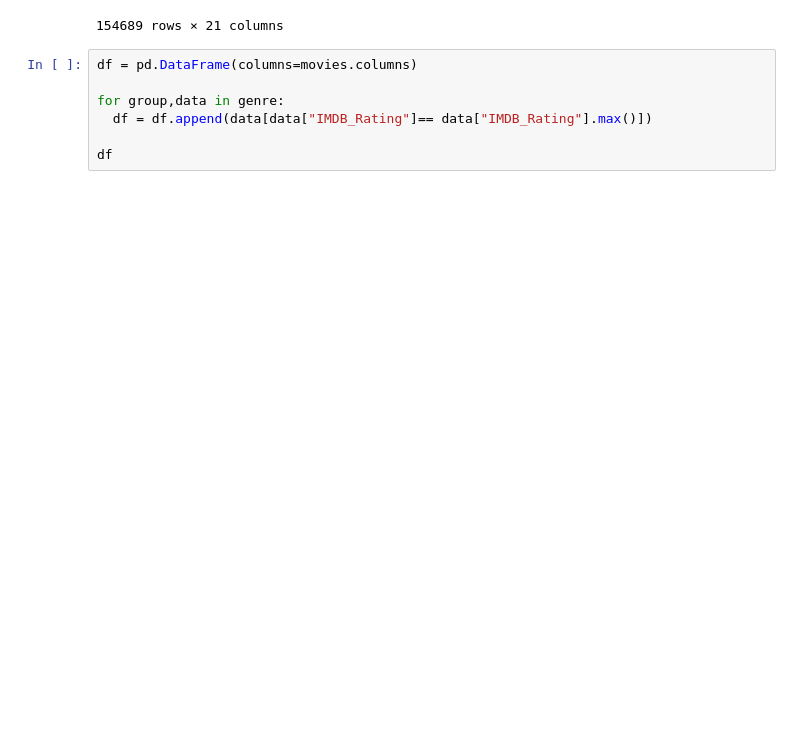
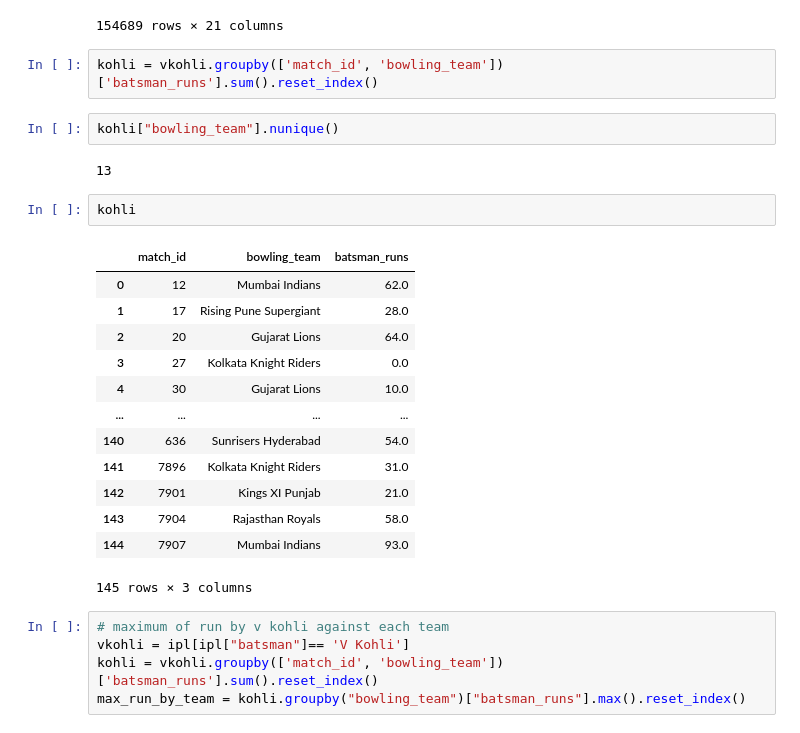
Before and after one commit to birusolankar/Pandas, a Jupyter notebook: Pandas_groupby.ipynb, the cells around one changed output. Drawn from its saved outputs; the diff is of its cells as text; blank space fills up the shorter version.

```diff
--- a/Pandas_groupby.ipynb
+++ b/Pandas_groupby.ipynb
@@ -894,10 +898,30 @@ ipl
 | 154687 | 7912 | 1 | Delhi Daredevils | Royal Challengers Bangalore | 3.0 | 2.0 | G Gambhir | JJ Roy | UT Yadav | ... |
 | 154688 | 7912 | 1 | NaN | NaN | NaN | NaN | NaN | NaN | NaN | ... |
 154689 rows × 21 columns
-# %%
-df = pd.DataFrame(columns=movies.columns)
-
-for group,data in genre:
-  df = df.append(data[data["IMDB_Rating"]== data["IMDB_Rating"].max()])
-
-df
+# %%
+kohli = vkohli.groupby(['match_id', 'bowling_team'])['batsman_runs'].sum().reset_index()
+# %%
+kohli["bowling_team"].nunique()
+# %% [output]
+13
+# %%
+kohli
+# %% [output]
+|  | match_id | bowling_team | batsman_runs |
+| 0 | 12 | Mumbai Indians | 62.0 |
+| 1 | 17 | Rising Pune Supergiant | 28.0 |
+| 2 | 20 | Gujarat Lions | 64.0 |
+| 3 | 27 | Kolkata Knight Riders | 0.0 |
+| 4 | 30 | Gujarat Lions | 10.0 |
+| ... | ... | ... | ... |
+| 140 | 636 | Sunrisers Hyderabad | 54.0 |
+| 141 | 7896 | Kolkata Knight Riders | 31.0 |
+| 142 | 7901 | Kings XI Punjab | 21.0 |
+| 143 | 7904 | Rajasthan Royals | 58.0 |
+| 144 | 7907 | Mumbai Indians | 93.0 |
+145 rows × 3 columns
+# %%
+# maximum of run by v kohli against each team
+vkohli = ipl[ipl["batsman"]== 'V Kohli']
+kohli = vkohli.groupby(['match_id', 'bowling_team'])['batsman_runs'].sum().reset_index()
+max_run_by_team = kohli.groupby("bowling_team")["batsman_runs"].max().reset_index()
```
Also changed, not shown: parts of 2 cells of this notebook.
